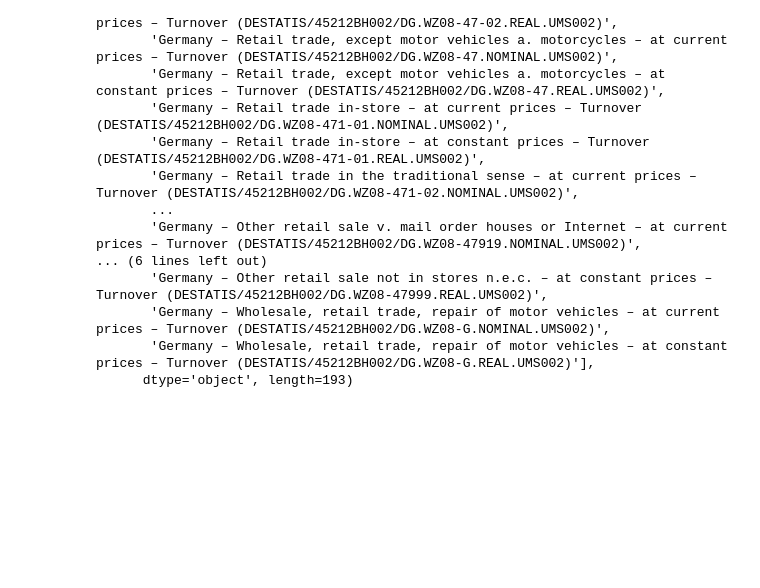
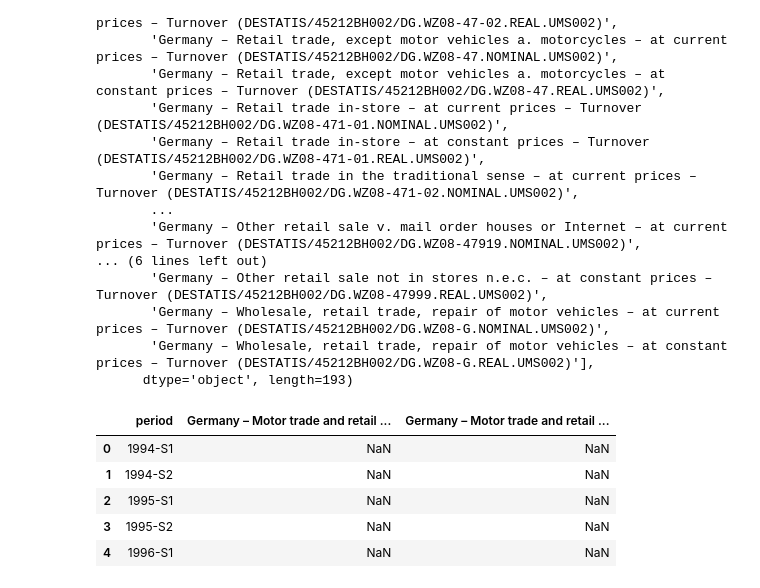
Before and after one commit to dubeykrish0307/GermanBusinessDataAutopsy, a Jupyter notebook: Notebooks/01_data_ingestion.ipynb, the cells around one changed output. Cells and saved outputs as stored; diff of their text form; code cells hidden in the pictures; blank space fills up the shorter version.

Commit message:
Clean and structure Destatis retail turnover time series

```diff
--- a/Notebooks/01_data_ingestion.ipynb
+++ b/Notebooks/01_data_ingestion.ipynb
@@ -37,3 +37,9 @@ Index(['period',
        'Germany – Wholesale, retail trade, repair of motor vehicles – at current prices – Turnover (DESTATIS/45212BH002/DG.WZ08-G.NOMINAL.UMS002)',
        'Germany – Wholesale, retail trade, repair of motor vehicles – at constant prices – Turnover (DESTATIS/45212BH002/DG.WZ08-G.REAL.UMS002)'],
       dtype='object', length=193)
+# %%
+selected_columns = [
+    "period",
+    "Germany – Motor trade and retail trade – at current prices – Turnover (DESTATIS/45212BH002/DG.WZ08-45-01.NOMINAL.UMS002)",
+    "Germany – Motor trade and retail trade – at constant prices – Turnover (DESTATIS/45212BH002/DG.WZ08-45-01.REAL.UMS002)"
+]
@@ -39,0 +49,11 @@ Index(['period',
+# %%
+retail_df = df[selected_columns]
+# %%
+retail_df.head()
+# %% [output]
+|  | period | Germany – Motor trade and retail ... | Germany – Motor trade and retail ... |
+| 0 | 1994-S1 | NaN | NaN |
+| 1 | 1994-S2 | NaN | NaN |
+| 2 | 1995-S1 | NaN | NaN |
+| 3 | 1995-S2 | NaN | NaN |
+| 4 | 1996-S1 | NaN | NaN |
```
Also changed, not shown: parts of 8 cells of this notebook.
